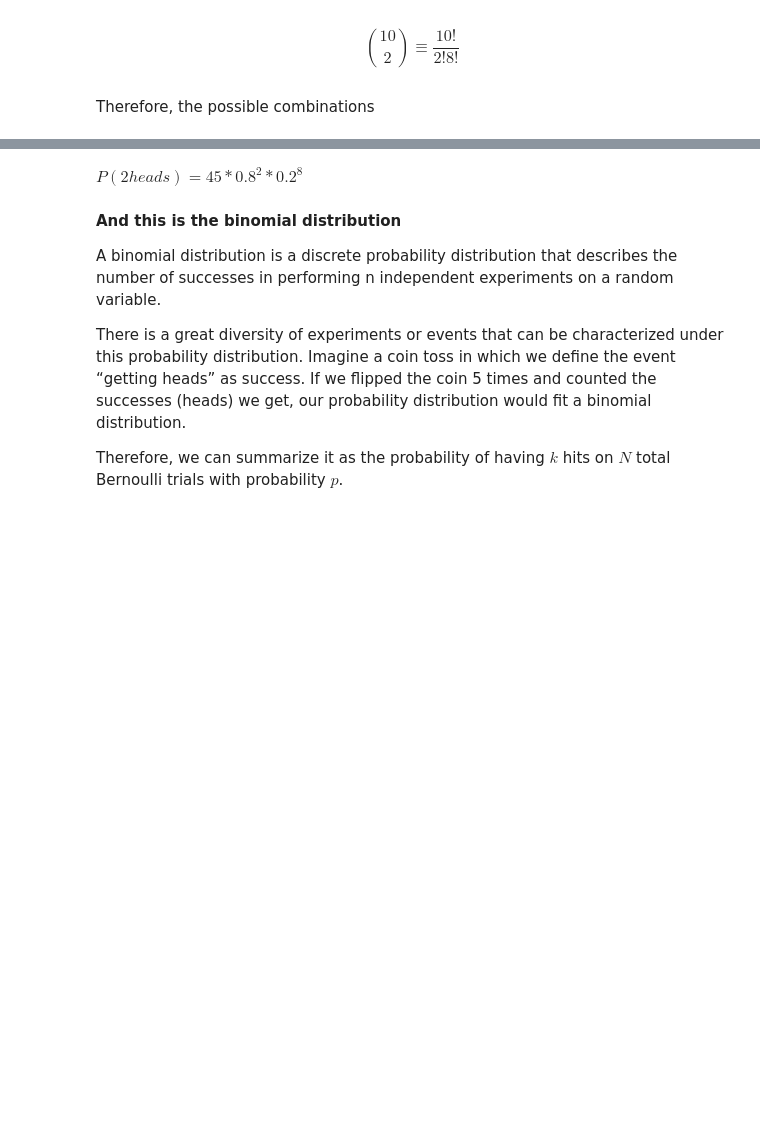
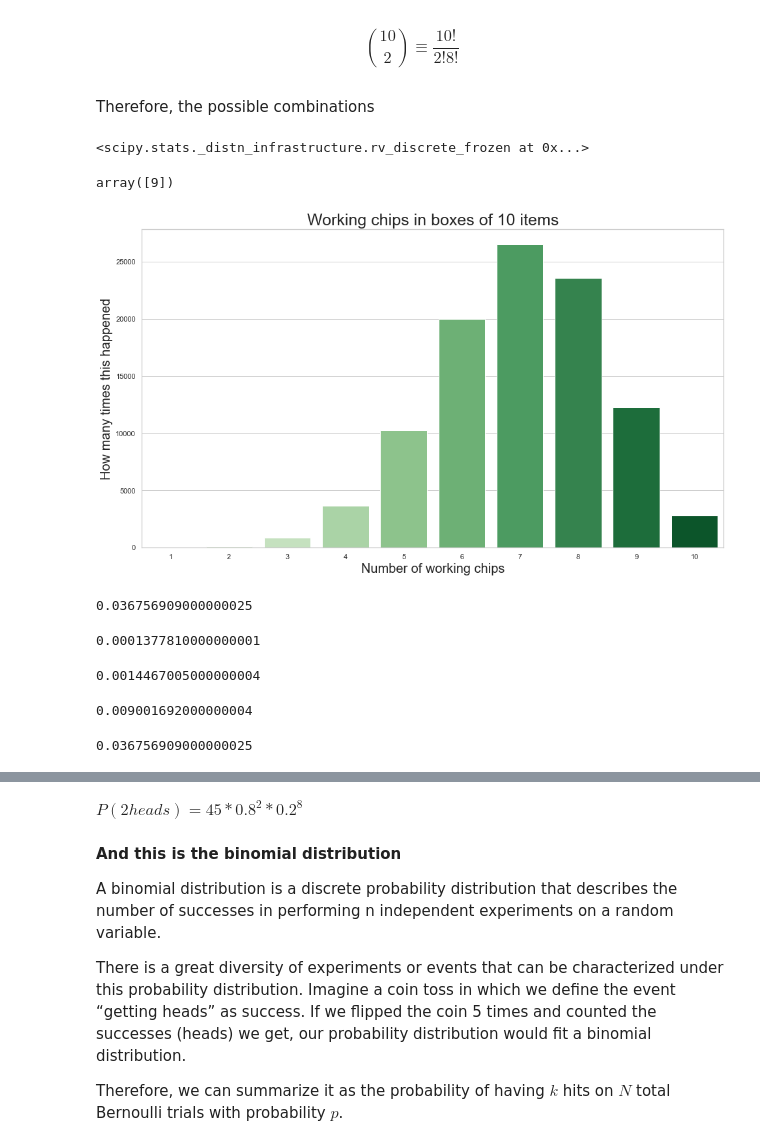
Before and after one commit to Ironhack-data-bcn-january-2024/lectures, a Jupyter notebook: week-5/03 - Distributions I - Discrete.ipynb, the cells around one changed output, grey strips where cells are left out. Saved outputs shown, nothing was run; the diff lists cells and outputs as text; code cells hidden in the pictures; blank space fills up the shorter version.

```diff
--- a/week-5/03 - Distributions I - Discrete.ipynb
+++ b/week-5/03 - Distributions I - Discrete.ipynb
@@ -211,0 +287,46 @@ Therefore, the possible combinations
+# %%
+my_binom = binom(10, 0.7)
+# %%
+my_binom
+# %% [output]
+<scipy.stats._distn_infrastructure.rv_discrete_frozen at 0x...>
+# %%
+binom_exp = my_binom.rvs(1)
+binom_exp # number of working chips within ONE box of 10
+# %% [output]
+array([9])
+# %%
+def binomial_plot (experiments):
+    my_binom = binom(10, 0.7)
+    binom_exp = my_binom.rvs(experiments)
+
+    binom_exp # Each number: number of working chips within a box of 10, out of 20 boxes
+    sns.countplot(x = binom_exp, palette="Greens")
+    plt.title("Working chips in boxes of 10 items", size=25)
+    plt.xlabel("Number of working chips", size=20)
+    plt.ylabel("How many times this happened", size=20);
+
+binomial_plot (100000)
+# %% [output]
+[figure, added]
+# %%
+my_binom = binom(10, 0.7)
+my_binom.pmf(4) # pmf: probability mass function
+# %% [output]
+0.036756909000000025
+# %%
+my_binom.pmf(1)
+# %% [output]
+0.0001377810000000001
+# %%
+my_binom.pmf(2)
+# %% [output]
+0.0014467005000000004
+# %%
+my_binom.pmf(3)
+# %% [output]
+0.009001692000000004
+# %%
+my_binom.pmf(4)
+# %% [output]
+0.036756909000000025
```
Also changed, not shown: parts of 44 cells of this notebook, 1 other file.
